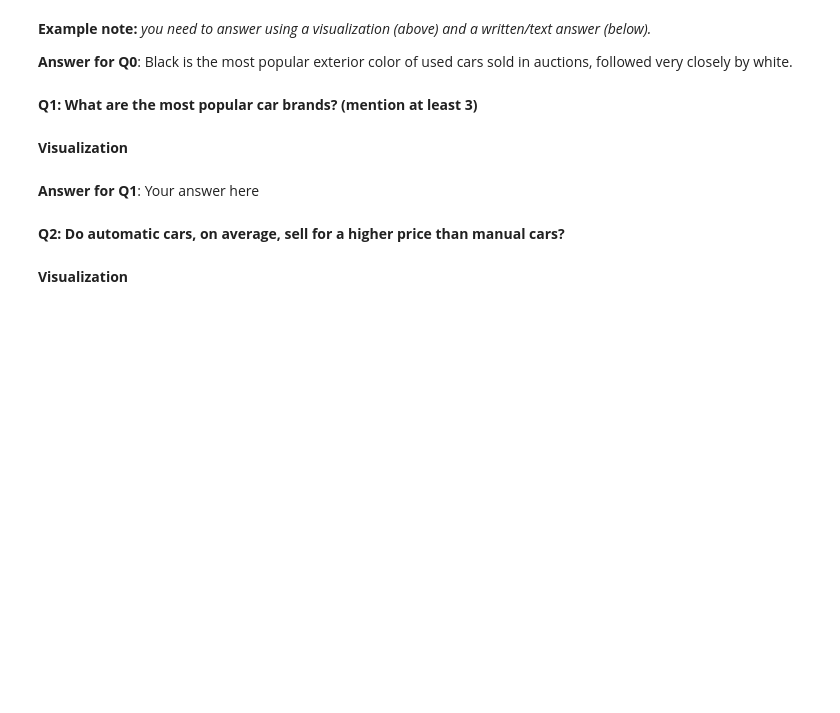
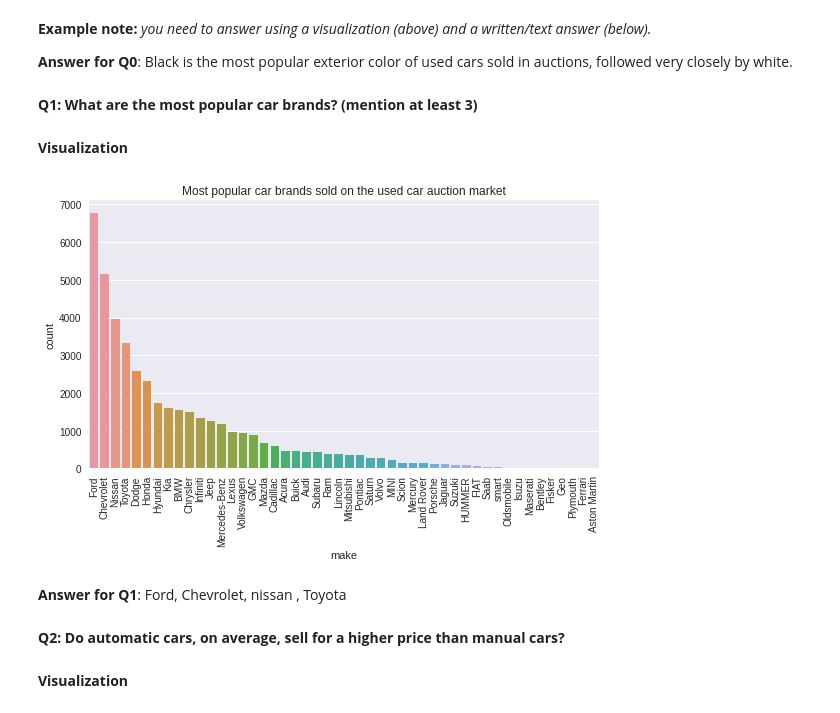
Before and after one commit to omartarek2000/Blizzard, a Jupyter notebook: Regression_Mini-Project.ipynb, the cells around one changed output. Saved outputs shown, nothing was run; the diff lists cells and outputs as text; code cells hidden in the pictures; blank space fills up the shorter version.

```diff
--- a/Regression_Mini-Project.ipynb
+++ b/Regression_Mini-Project.ipynb
@@ -108,8 +319,18 @@ plt.tight_layout()
 **Q1: What are the most popular car brands? (mention at least 3)**
 # %% [markdown]
 **Visualization**
+# %%
+
+large_to_small = df.groupby('make').size().sort_values(ascending=False)
+sns.countplot(x='make', data=df, order=large_to_small.index).set(title='Most popular car brands sold on the used car auction market')
+plt.xticks(rotation=90)
+plt.tight_layout()
+
+#Choosing the bar chart for visualisation
+# %% [output]
+[figure, added]
 # %% [markdown]
-**Answer for Q1**: Your answer here
+**Answer for Q1**: Ford, Chevrolet, nissan , Toyota
 # %% [markdown]
 **Q2: Do automatic cars, on average, sell for a higher price than manual cars?**
 # %% [markdown]
```
Also changed, not shown: parts of 43 cells of this notebook.
